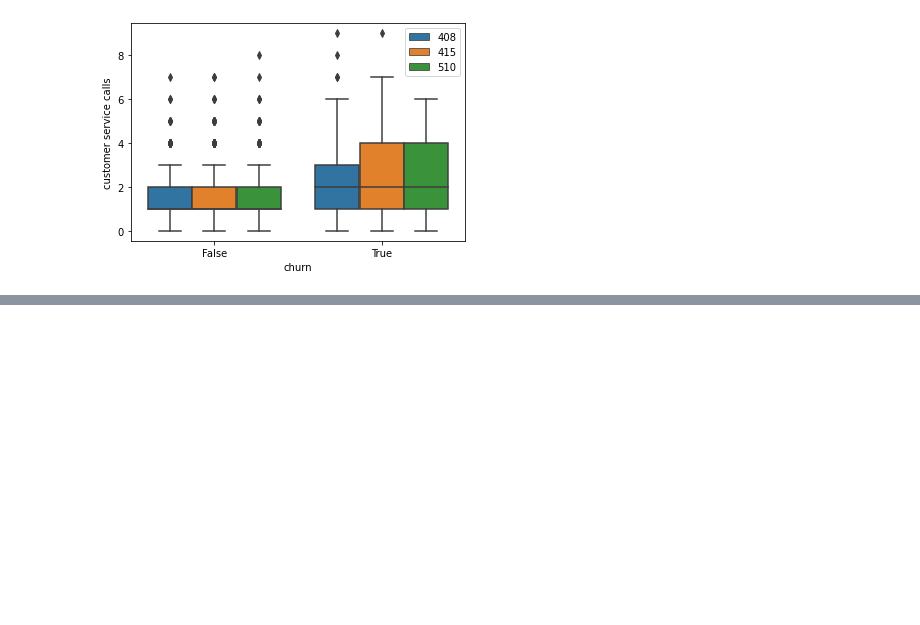
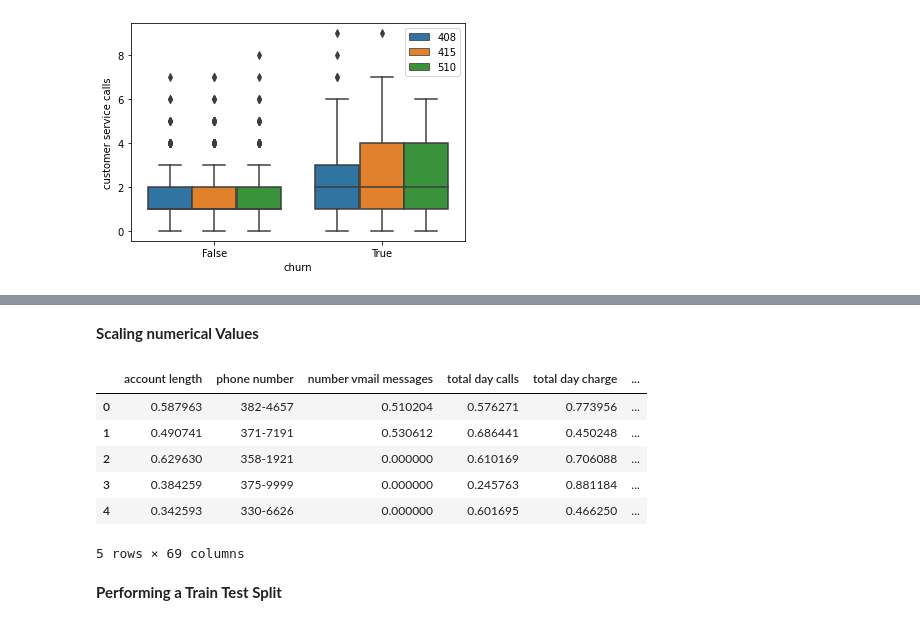
Before and after one commit to rurungamuhia/Syria_customer_chun, a Jupyter notebook: Customer_Churn.ipynb, the cells around one changed output, grey strips where cells are left out. Drawn from its saved outputs; the diff is of its cells as text; code cells hidden in the pictures; blank space fills up the shorter version.

```diff
--- a/Customer_Churn.ipynb
+++ b/Customer_Churn.ipynb
@@ -271,0 +375,22 @@ plt.legend(loc='upper right')
+# %% [markdown]
+**Scaling numerical Values**
+# %%
+#using MinMaxScaler to transform our data
+transformer = MinMaxScaler()
+#creating a function for scaling
+def scaling(columns):
+    return transformer.fit_transform(reduced_df[columns].values.reshape(-1,1))
+
+for i in reduced_df.select_dtypes(include=[np.number]).columns:
+    reduced_df[i] = scaling(i)
+reduced_df.head()
+# %% [output]
+|  | account length | phone number | number vmail messages | total day calls | total day charge | ... |
+| 0 | 0.587963 | 382-4657 | 0.510204 | 0.576271 | 0.773956 | ... |
+| 1 | 0.490741 | 371-7191 | 0.530612 | 0.686441 | 0.450248 | ... |
+| 2 | 0.629630 | 358-1921 | 0.000000 | 0.610169 | 0.706088 | ... |
+| 3 | 0.384259 | 375-9999 | 0.000000 | 0.245763 | 0.881184 | ... |
+| 4 | 0.342593 | 330-6626 | 0.000000 | 0.601695 | 0.466250 | ... |
+5 rows × 69 columns
+# %% [markdown]
+**Performing a Train Test Split**
```
Also changed, not shown: parts of 17 cells of this notebook.
